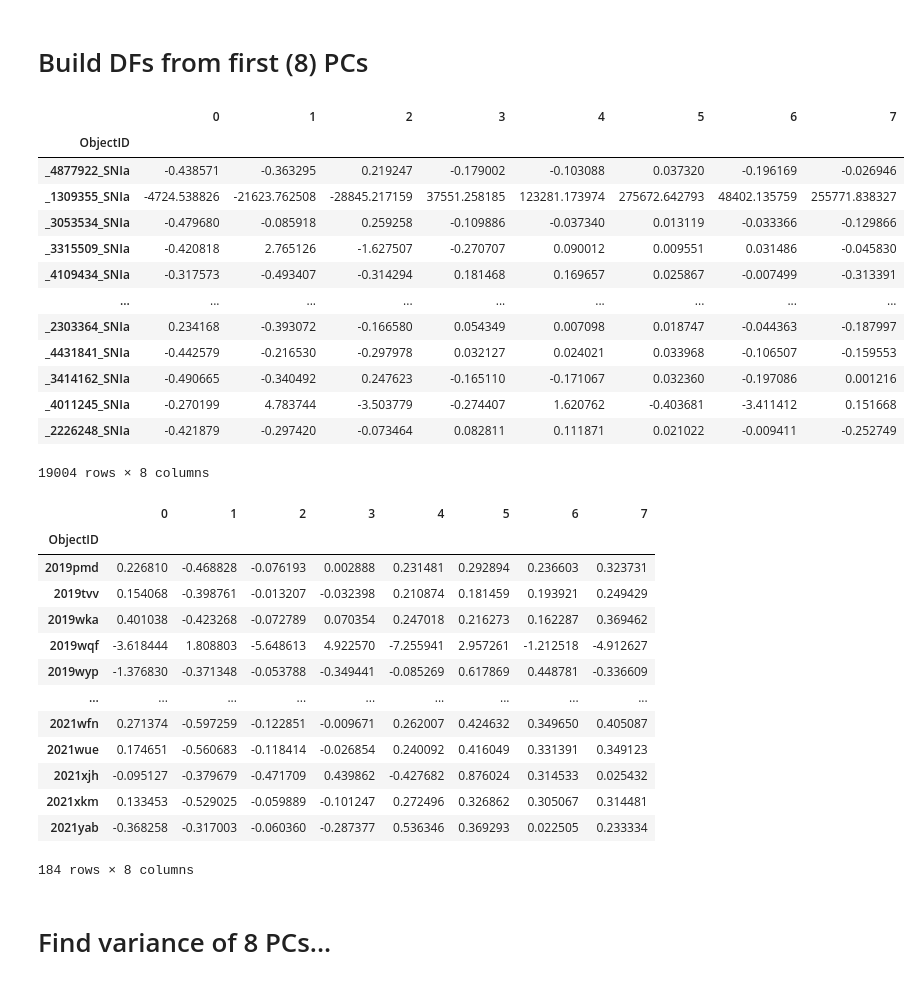
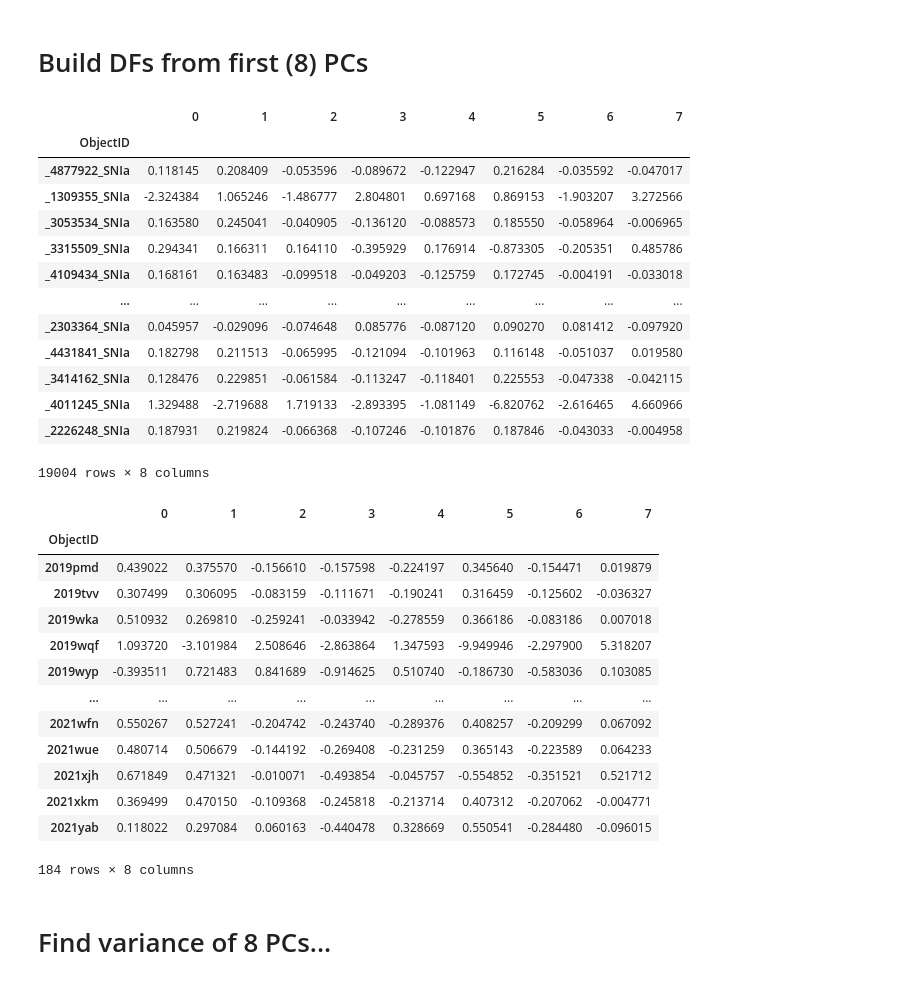
Before and after one commit to SammyS15/PGM_Project_2023, a Jupyter notebook: Notebooks/PCA_kdtree_Salma.ipynb, the cells around one changed output. Cells and saved outputs as stored; diff of their text form; code cells hidden in the pictures.

```diff
--- a/Notebooks/PCA_kdtree_Salma.ipynb
+++ b/Notebooks/PCA_kdtree_Salma.ipynb
@@ -35,3 +35,3 @@ os.getcwd()
 # %%
-fakes_df = pd.read_csv("./SNIa_sims.csv", index_col=0) #Might need to update if you are using SNIa sims
-dr4_df = pd.read_csv("./Real_Data.csv", index_col=0)
+fakes_df = pd.read_csv("../SNIa_sims.csv", index_col=0) #Might need to update if you are using SNIa sims
+dr4_df = pd.read_csv("../Real_Data.csv", index_col=0)
@@ -148,20 +165,25 @@ def applyppca(dataset_real, dataset_fakes, pca_num):
 
     # apply the derived W to the centred data
     pca_X_real = W.T @ (X_real - mean[np.newaxis,:]).T
-
+    mean_fake = np.mean(X_fakes, axis=0)
+    pca_X_fake = W.T @ (X_fakes - mean[np.newaxis,:]).T
     # calculate the score and coeffs from the pca application and W
     score = pca_X_real.T[:,0:2]
     coeff = np.transpose(W.T[0:2, :])
 
-    return W, var, pca_X_real, score, coeff
+    return W, var, pca_X_real, pca_X_fake, score, coeff
 
 ss = StandardScaler()
 smaller = ss.fit_transform(dr4_df)
 test = pd.DataFrame(smaller)
 
-# pca, pcs_X_real, pcs_X_fakes, score, coeff = applypca(dataset_real=dr4_df, dataset_fakes=fakes_df, pca_num=8)
+ss = StandardScaler()
+smaller = ss.fit_transform(fakes_df)
+fake_small = pd.DataFrame(smaller)
 
-W, var, pcs2_X_real, score2, coeff2 = applyppca(dataset_real=test, dataset_fakes=fakes_df, pca_num=8)
+pca, pcs_X_real, pcs_X_fakes, score, coeff = applypca(dataset_real=dr4_df, dataset_fakes=fakes_df, pca_num=8)
+
+W, var, pcs2_X_real, pcs2_X_fake, score2, coeff2 = applyppca(dataset_real=test, dataset_fakes=fake_small, pca_num=8)
 
 # comparison between original PCA and new PPCA
 print('original',pcs_X_real[0])
@@ -207,24 +229,22 @@ pcaplot(score2, coeff2, 'darkorange', dataframe = fakes_df)
 # %% [markdown]
 # Build DFs from first (8) PCs
 # %%
-
-
-pcs_X_fakes_df = pd.DataFrame(data=pcs_X_fakes, index=fakes_df.index)
-pcs_X_fakes_df
+pcs2_X_fake_df = pd.DataFrame(data=pcs2_X_fake.T, index=fakes_df.index)
+pcs2_X_fake_df
 # %% [output]
 |  | 0 | 1 | 2 | 3 | 4 | 5 | 6 | 7 |
 | ObjectID |  |  |  |  |  |  |  |  |
-| _4877922_SNIa | -0.438571 | -0.363295 | 0.219247 | -0.179002 | -0.103088 | 0.037320 | -0.196169 | -0.026946 |
-| _1309355_SNIa | -4724.538826 | -21623.762508 | -28845.217159 | 37551.258185 | 123281.173974 | 275672.642793 | 48402.135759 | 255771.838327 |
-| _3053534_SNIa | -0.479680 | -0.085918 | 0.259258 | -0.109886 | -0.037340 | 0.013119 | -0.033366 | -0.129866 |
-| _3315509_SNIa | -0.420818 | 2.765126 | -1.627507 | -0.270707 | 0.090012 | 0.009551 | 0.031486 | -0.045830 |
-| _4109434_SNIa | -0.317573 | -0.493407 | -0.314294 | 0.181468 | 0.169657 | 0.025867 | -0.007499 | -0.313391 |
+| _4877922_SNIa | 0.118145 | 0.208409 | -0.053596 | -0.089672 | -0.122947 | 0.216284 | -0.035592 | -0.047017 |
+| _1309355_SNIa | -2.324384 | 1.065246 | -1.486777 | 2.804801 | 0.697168 | 0.869153 | -1.903207 | 3.272566 |
+| _3053534_SNIa | 0.163580 | 0.245041 | -0.040905 | -0.136120 | -0.088573 | 0.185550 | -0.058964 | -0.006965 |
+| _3315509_SNIa | 0.294341 | 0.166311 | 0.164110 | -0.395929 | 0.176914 | -0.873305 | -0.205351 | 0.485786 |
+| _4109434_SNIa | 0.168161 | 0.163483 | -0.099518 | -0.049203 | -0.125759 | 0.172745 | -0.004191 | -0.033018 |
 | ... | ... | ... | ... | ... | ... | ... | ... | ... |
-| _2303364_SNIa | 0.234168 | -0.393072 | -0.166580 | 0.054349 | 0.007098 | 0.018747 | -0.044363 | -0.187997 |
-| _4431841_SNIa | -0.442579 | -0.216530 | -0.297978 | 0.032127 | 0.024021 | 0.033968 | -0.106507 | -0.159553 |
-| _3414162_SNIa | -0.490665 | -0.340492 | 0.247623 | -0.165110 | -0.171067 | 0.032360 | -0.197086 | 0.001216 |
-| _4011245_SNIa | -0.270199 | 4.783744 | -3.503779 | -0.274407 | 1.620762 | -0.403681 | -3.411412 | 0.151668 |
-| _2226248_SNIa | -0.421879 | -0.297420 | -0.073464 | 0.082811 | 0.111871 | 0.021022 | -0.009411 | -0.252749 |
+| _2303364_SNIa | 0.045957 | -0.029096 | -0.074648 | 0.085776 | -0.087120 | 0.090270 | 0.081412 | -0.097920 |
+| _4431841_SNIa | 0.182798 | 0.211513 | -0.065995 | -0.121094 | -0.101963 | 0.116148 | -0.051037 | 0.019580 |
+| _3414162_SNIa | 0.128476 | 0.229851 | -0.061584 | -0.113247 | -0.118401 | 0.225553 | -0.047338 | -0.042115 |
+| _4011245_SNIa | 1.329488 | -2.719688 | 1.719133 | -2.893395 | -1.081149 | -6.820762 | -2.616465 | 4.660966 |
+| _2226248_SNIa | 0.187931 | 0.219824 | -0.066368 | -0.107246 | -0.101876 | 0.187846 | -0.043033 | -0.004958 |
 19004 rows × 8 columns
 # %%
 # pcs_X_real_df = pd.DataFrame(data=pcs_X_real, index=dr4_df.index)
@@ -236,17 +256,17 @@ pcs2_X_real_df
 # %% [output]
 |  | 0 | 1 | 2 | 3 | 4 | 5 | 6 | 7 |
 | ObjectID |  |  |  |  |  |  |  |  |
-| 2019pmd | 0.226810 | -0.468828 | -0.076193 | 0.002888 | 0.231481 | 0.292894 | 0.236603 | 0.323731 |
-| 2019tvv | 0.154068 | -0.398761 | -0.013207 | -0.032398 | 0.210874 | 0.181459 | 0.193921 | 0.249429 |
-| 2019wka | 0.401038 | -0.423268 | -0.072789 | 0.070354 | 0.247018 | 0.216273 | 0.162287 | 0.369462 |
-| 2019wqf | -3.618444 | 1.808803 | -5.648613 | 4.922570 | -7.255941 | 2.957261 | -1.212518 | -4.912627 |
-| 2019wyp | -1.376830 | -0.371348 | -0.053788 | -0.349441 | -0.085269 | 0.617869 | 0.448781 | -0.336609 |
+| 2019pmd | 0.439022 | 0.375570 | -0.156610 | -0.157598 | -0.224197 | 0.345640 | -0.154471 | 0.019879 |
+| 2019tvv | 0.307499 | 0.306095 | -0.083159 | -0.111671 | -0.190241 | 0.316459 | -0.125602 | -0.036327 |
+| 2019wka | 0.510932 | 0.269810 | -0.259241 | -0.033942 | -0.278559 | 0.366186 | -0.083186 | 0.007018 |
+| 2019wqf | 1.093720 | -3.101984 | 2.508646 | -2.863864 | 1.347593 | -9.949946 | -2.297900 | 5.318207 |
+| 2019wyp | -0.393511 | 0.721483 | 0.841689 | -0.914625 | 0.510740 | -0.186730 | -0.583036 | 0.103085 |
 | ... | ... | ... | ... | ... | ... | ... | ... | ... |
-| 2021wfn | 0.271374 | -0.597259 | -0.122851 | -0.009671 | 0.262007 | 0.424632 | 0.349650 | 0.405087 |
-| 2021wue | 0.174651 | -0.560683 | -0.118414 | -0.026854 | 0.240092 | 0.416049 | 0.331391 | 0.349123 |
-| 2021xjh | -0.095127 | -0.379679 | -0.471709 | 0.439862 | -0.427682 | 0.876024 | 0.314533 | 0.025432 |
-| 2021xkm | 0.133453 | -0.529025 | -0.059889 | -0.101247 | 0.272496 | 0.326862 | 0.305067 | 0.314481 |
-| 2021yab | -0.368258 | -0.317003 | -0.060360 | -0.287377 | 0.536346 | 0.369293 | 0.022505 | 0.233334 |
+| 2021wfn | 0.550267 | 0.527241 | -0.204742 | -0.243740 | -0.289376 | 0.408257 | -0.209299 | 0.067092 |
+| 2021wue | 0.480714 | 0.506679 | -0.144192 | -0.269408 | -0.231259 | 0.365143 | -0.223589 | 0.064233 |
+| 2021xjh | 0.671849 | 0.471321 | -0.010071 | -0.493854 | -0.045757 | -0.554852 | -0.351521 | 0.521712 |
+| 2021xkm | 0.369499 | 0.470150 | -0.109368 | -0.245818 | -0.213714 | 0.407312 | -0.207062 | -0.004771 |
+| 2021yab | 0.118022 | 0.297084 | 0.060163 | -0.440478 | 0.328669 | 0.550541 | -0.284480 | -0.096015 |
 184 rows × 8 columns
 # %% [markdown]
 # Find variance of 8 PCs...
```
Also changed, not shown: parts of 43 cells of this notebook, 4 other files.
